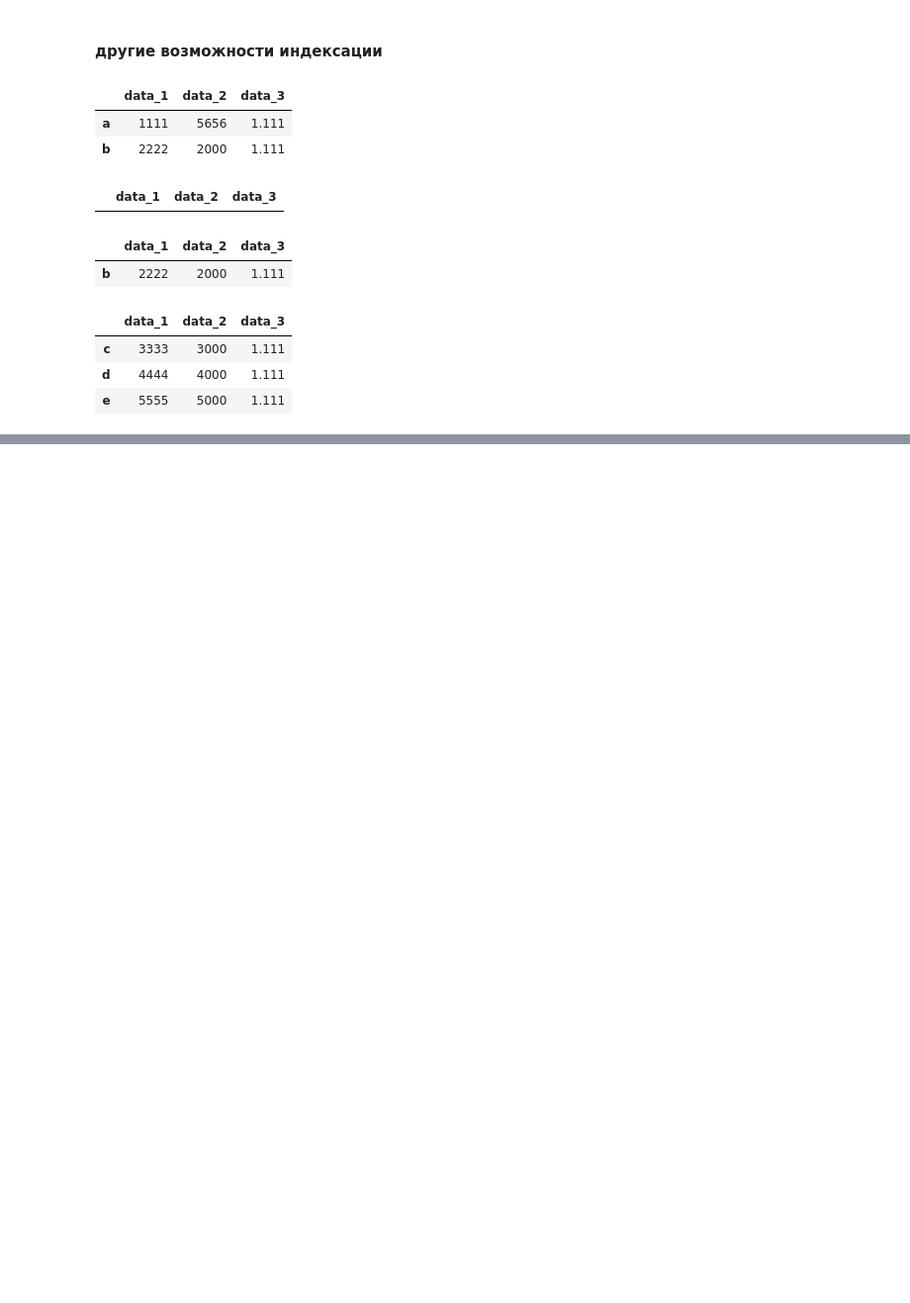
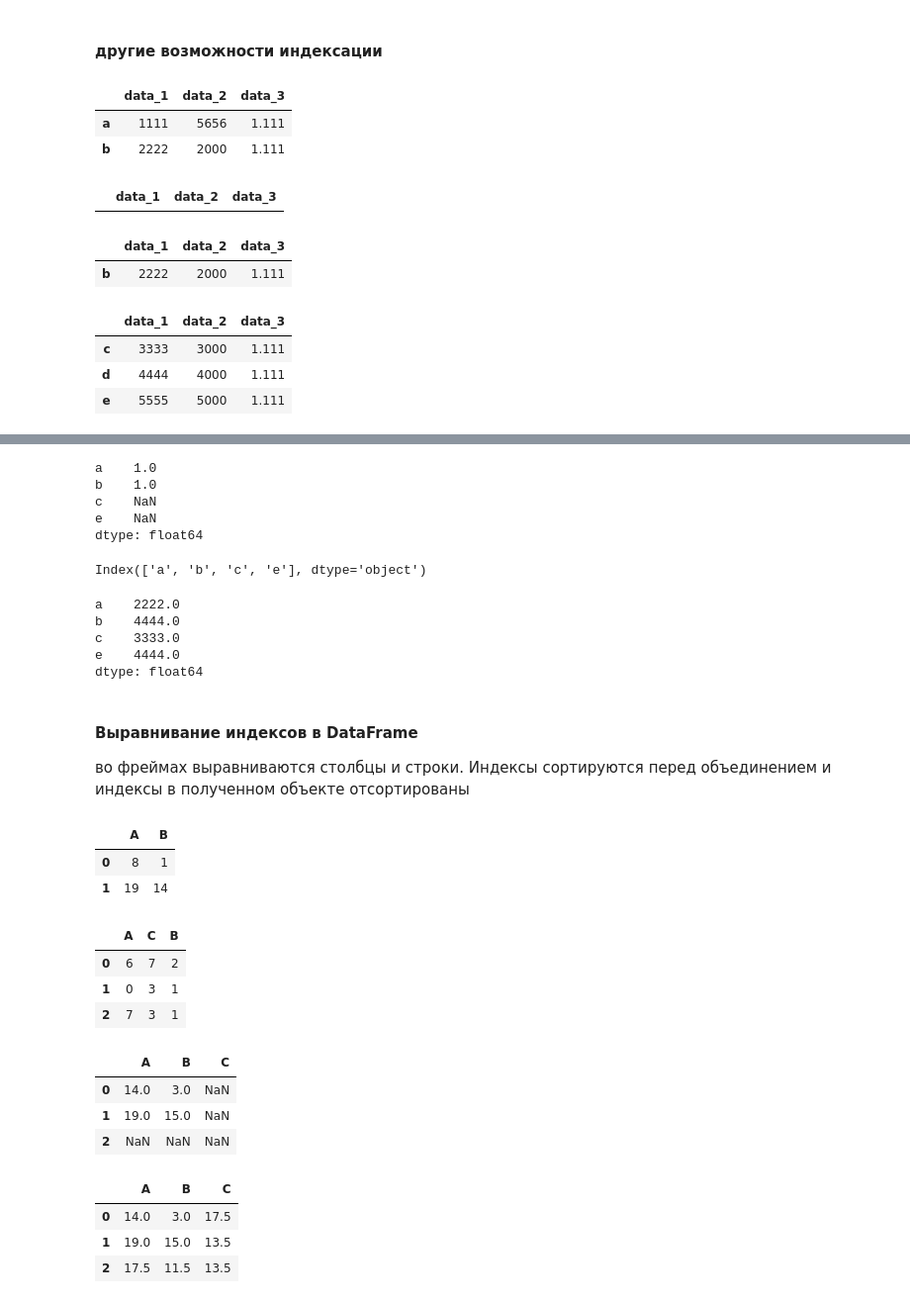
Before and after one commit to KonstantinKlepikov/all-python-ml-learning, a Jupyter notebook: pandas-learning.ipynb, the cells around one changed output, grey strips where cells are left out. Shown: that part at 99% size. Cells and saved outputs as stored; diff of their text form; code cells hidden in the pictures; blank space fills up the shorter version.

```diff
--- a/pandas-learning.ipynb
+++ b/pandas-learning.ipynb
@@ -546,0 +598,67 @@ data[data.data_1 > 2222]
+# %%
+ser1 = pd.Series({
+    'a': 1111,
+    'b': 2222,
+    'c': 3333
+}, name='ser1')
+ser2 = pd.Series({
+    'a': 1111,
+    'b': 2222,
+    'e': 4444
+}, name='ser2')
+ser1 / ser2
+# %% [output]
+a    1.0
+b    1.0
+c    NaN
+e    NaN
+dtype: float64
+# %%
+ser1.index | ser2.index
+# %% [output]
+Index(['a', 'b', 'c', 'e'], dtype='object')
+# %%
+# можно заменить NaN другим значением, но придется использовать эквивалентные методы
+# (вместо унарного + метод add() к примеру)
+ser1.add(ser2, fill_value=0)
+# %% [output]
+a    2222.0
+b    4444.0
+c    3333.0
+e    4444.0
+dtype: float64
+# %% [markdown]
+#### Выравнивание индексов в DataFrame
+
+во фреймах выравниваются столбцы и строки. Индексы сортируются перед объединением и <span class="burk">индексы в полученном объекте отсортированы</span>
+# %%
+A = pd.DataFrame(rnd.randint(0, 20, (2, 2)), columns=list('AB'))
+B = pd.DataFrame(rnd.randint(0, 10, (3, 3)), columns=list('ACB'))
+A
+# %% [output]
+|  | A | B |
+| 0 | 8 | 1 |
+| 1 | 19 | 14 |
+# %%
+B
+# %% [output]
+|  | A | C | B |
+| 0 | 6 | 7 | 2 |
+| 1 | 0 | 3 | 1 |
+| 2 | 7 | 3 | 1 |
+# %%
+A + B
+# %% [output]
+|  | A | B | C |
+| 0 | 14.0 | 3.0 | NaN |
+| 1 | 19.0 | 15.0 | NaN |
+| 2 | NaN | NaN | NaN |
+# %%
+# можно сипользовать собственные значения вместо NaN
+fill = A.stack().mean()
+A.add(B, fill_value=fill)
+# %% [output]
+|  | A | B | C |
+| 0 | 14.0 | 3.0 | 17.5 |
+| 1 | 19.0 | 15.0 | 13.5 |
+| 2 | 17.5 | 11.5 | 13.5 |
```
Also changed, not shown: parts of 11 cells of this notebook.
